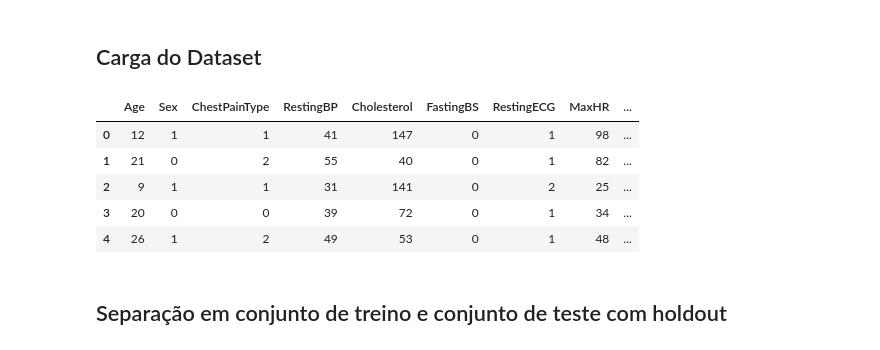
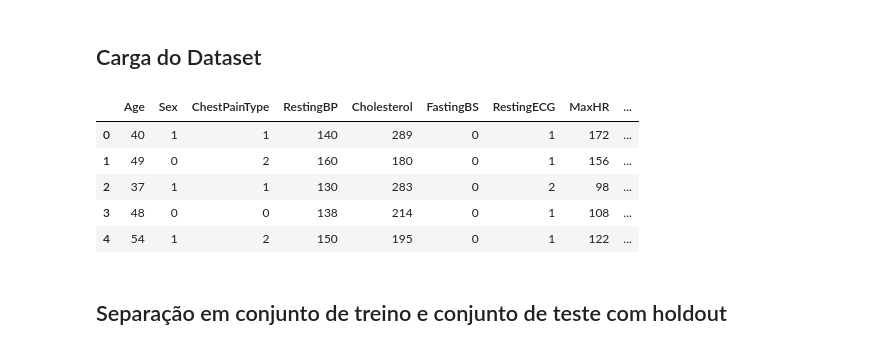
Before and after one commit to gutakeda/mvp-machine-learning-backend, a Jupyter notebook: machine-learning/notebooks/Heart_Disease_Classification.ipynb, the cells around one changed output. Cells and saved outputs as stored; diff of their text form; code cells hidden in the pictures.

```diff
--- a/machine-learning/notebooks/Heart_Disease_Classification.ipynb
+++ b/machine-learning/notebooks/Heart_Disease_Classification.ipynb
@@ -32,20 +33,33 @@ from sklearn.svm import SVC
 # %%
 # Informa a URL de importação do dataset
 url = "https://raw.githubusercontent.com/gutakeda/mvp-machine-learning-collab/main/heart.csv"
 
 # Lê o arquivo
 dataset = pd.read_csv(url, delimiter=',')
 
-# Mostra as primeiras linhas do dataset
-dataset = dataset.apply(LabelEncoder().fit_transform)
+# Cria um dicionário para armazenar os mapeamentos
+mapping_dict = {}
+
+# Aplica LabelEncoder a cada coluna categórica
+for column in dataset.columns:
+    if dataset[column].dtype == 'object':  # Verifica se a coluna é categórica
+        le = LabelEncoder()
+        dataset[column] = le.fit_transform(dataset[column])
+        mapping_dict[column] = dict(zip(le.classes_, le.transform(le.classes_)))
+
+# Exibe o dataset transformado
 dataset.head()
+
+# Salva o mapeamento em um arquivo json
+with open('mapping.json', 'w') as f:
+    json.dump(mapping_dict, f)
 # %% [output]
 |  | Age | Sex | ChestPainType | RestingBP | Cholesterol | FastingBS | RestingECG | MaxHR | ... |
-| 0 | 12 | 1 | 1 | 41 | 147 | 0 | 1 | 98 | ... |
-| 1 | 21 | 0 | 2 | 55 | 40 | 0 | 1 | 82 | ... |
-| 2 | 9 | 1 | 1 | 31 | 141 | 0 | 2 | 25 | ... |
-| 3 | 20 | 0 | 0 | 39 | 72 | 0 | 1 | 34 | ... |
-| 4 | 26 | 1 | 2 | 49 | 53 | 0 | 1 | 48 | ... |
+| 0 | 40 | 1 | 1 | 140 | 289 | 0 | 1 | 172 | ... |
+| 1 | 49 | 0 | 2 | 160 | 180 | 0 | 1 | 156 | ... |
+| 2 | 37 | 1 | 1 | 130 | 283 | 0 | 2 | 98 | ... |
+| 3 | 48 | 0 | 0 | 138 | 214 | 0 | 1 | 108 | ... |
+| 4 | 54 | 1 | 2 | 150 | 195 | 0 | 1 | 122 | ... |
 # %% [markdown]
 ## Separação em conjunto de treino e conjunto de teste com holdout
 # %%
```
Also changed, not shown: parts of 9 cells of this notebook.
